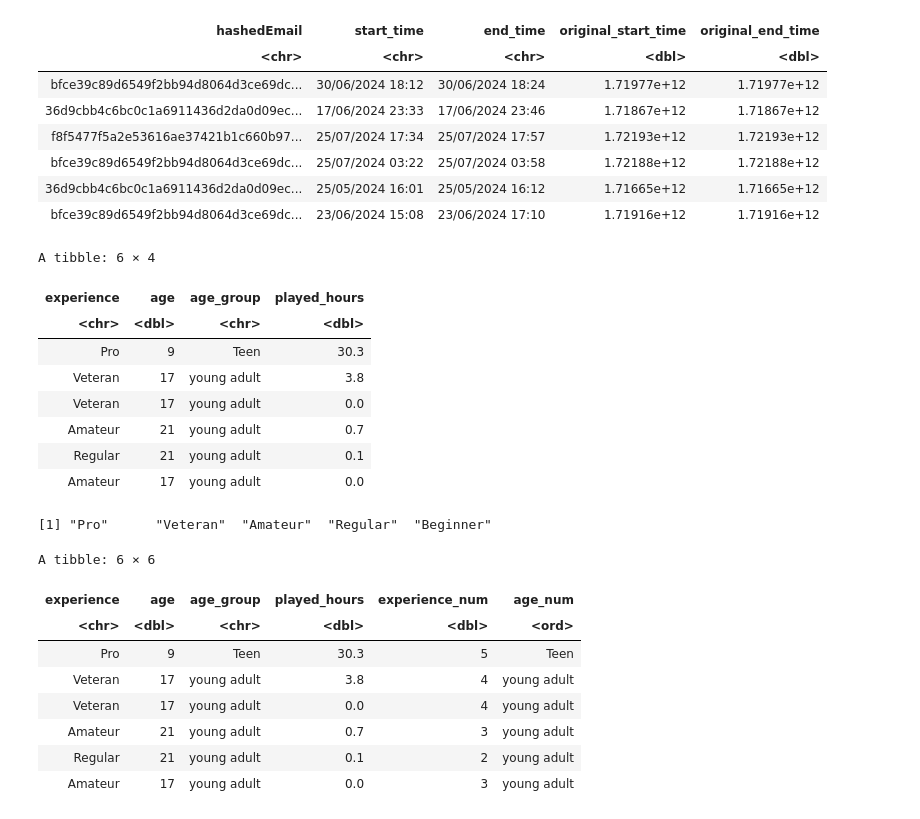
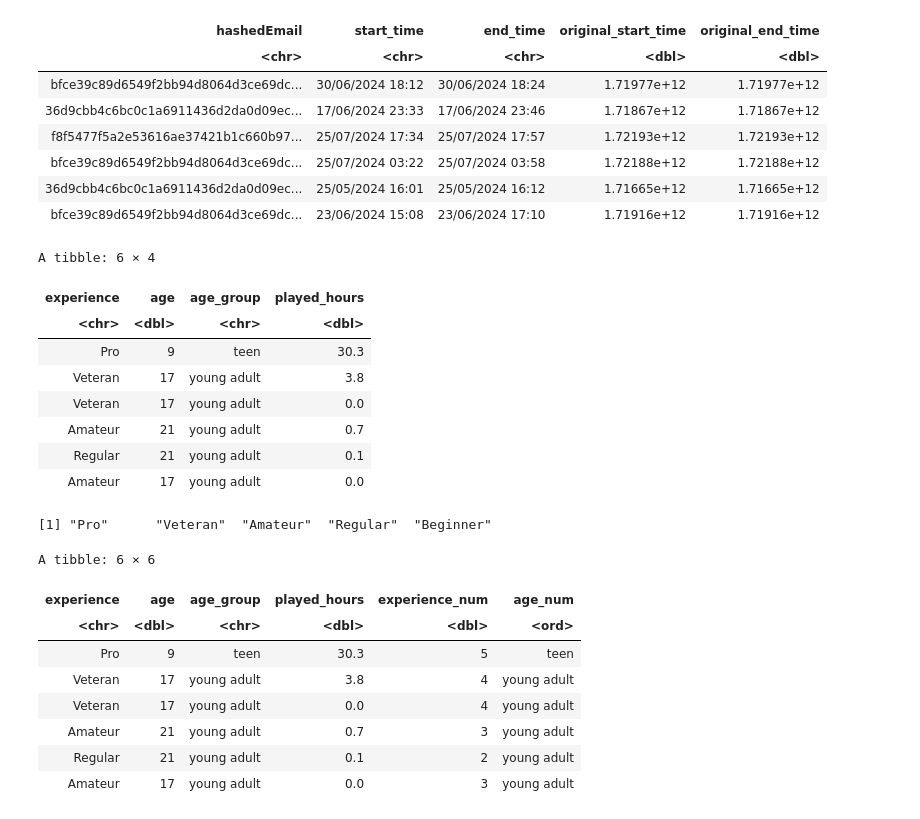
Before and after one commit to aric-chan/dsci-100-2024w2-project-005-6, a Jupyter notebook: aric_dsci100_gp.ipynb, the cells around one changed output. Drawn from its saved outputs; the diff is of its cells as text; code cells hidden in the pictures.

```diff
--- a/aric_dsci100_gp.ipynb
+++ b/aric_dsci100_gp.ipynb
@@ -51,41 +51,41 @@ A tibble: 6 × 5
 playerData<- player_data |>
             mutate(age = Age)|>
               mutate(age_group = case_when(
-                age <= 16 ~ "Teen",     # Group 1: Age 25 and below
-                age > 16 & age <= 23 ~ "young adult",  # Group 2: Age 26 to 50
-                age > 23 ~ "Adult"       # Group 3: Age above 50
+                age <= 15 ~ "teen",     # Group 1: Age 25 and below
+                age > 15 & age <= 30 ~ "young adult",  # Group 2: Age 26 to 50
+                age > 30 ~ "adult"       # Group 3: Age above 50
               ))|>
             select(experience, age, age_group, played_hours)
 head(playerData)
 unique(playerData$experience)
 # Convert to ordered factor
 experience_ord <- factor(playerData$experience,
                            levels = c("Beginner", "Regular", "Amateur", "Veteran", "Pro"),
                            ordered = TRUE)
 playerData$experience_num <- as.numeric(experience_ord)
 
 age_ord <- factor(playerData$age_group,
-                           levels = c("Teen", "young adult", "Adult"),
+                           levels = c("teen", "young adult", "adult"),
                            ordered = TRUE)
 playerData$age_num <- factor(age_ord, ordered = TRUE)
 
 
 head(playerData)
 # %% [output]
 A tibble: 6 × 4
 | experience | age | age_group | played_hours |
 | <chr> | <dbl> | <chr> | <dbl> |
-| Pro | 9 | Teen | 30.3 |
+| Pro | 9 | teen | 30.3 |
 | Veteran | 17 | young adult | 3.8 |
 | Veteran | 17 | young adult | 0.0 |
 | Amateur | 21 | young adult | 0.7 |
 | Regular | 21 | young adult | 0.1 |
 | Amateur | 17 | young adult | 0.0 |
 [1] "Pro"      "Veteran"  "Amateur"  "Regular"  "Beginner"
 A tibble: 6 × 6
 | experience | age | age_group | played_hours | experience_num | age_num |
 | <chr> | <dbl> | <chr> | <dbl> | <dbl> | <ord> |
-| Pro | 9 | Teen | 30.3 | 5 | Teen |
+| Pro | 9 | teen | 30.3 | 5 | teen |
 | Veteran | 17 | young adult | 3.8 | 4 | young adult |
 | Veteran | 17 | young adult | 0.0 | 4 | young adult |
 | Amateur | 21 | young adult | 0.7 | 3 | young adult |
```
Also changed, not shown: parts of 10 cells of this notebook.
